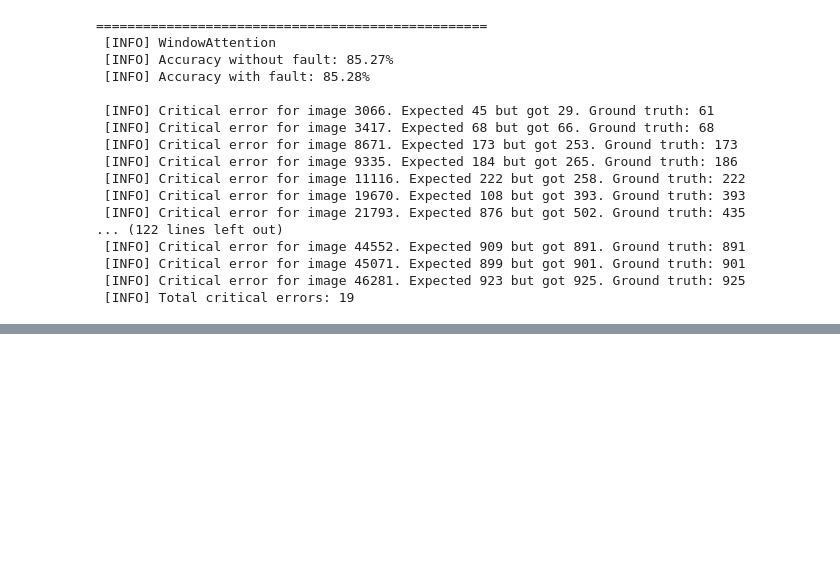
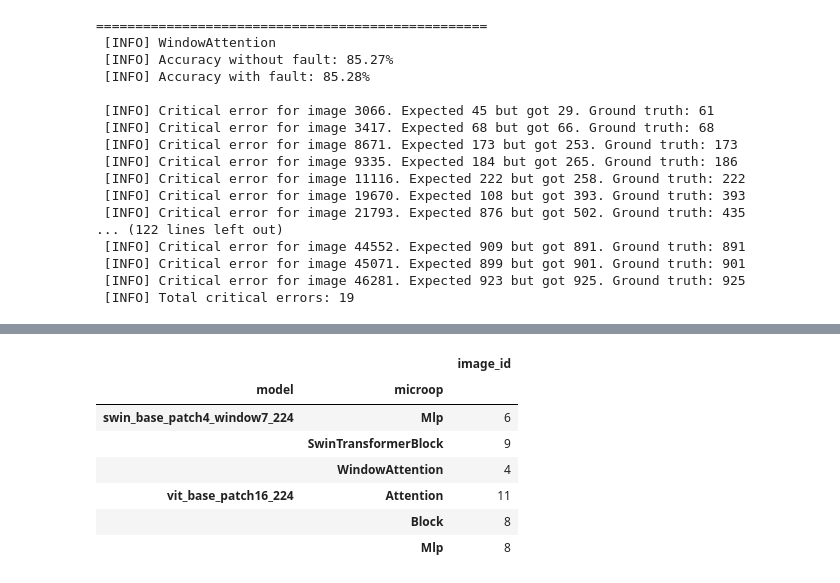
Before and after one commit to lucasrqt/ViT-FI, a Jupyter notebook: quick_analysis.ipynb, the cells around one changed output, grey strips where cells are left out. Saved outputs shown, nothing was run; the diff lists cells and outputs as text; code cells hidden in the pictures; blank space fills up the shorter version.

```diff
--- a/quick_analysis.ipynb
+++ b/quick_analysis.ipynb
@@ -145,0 +294,14 @@ for model, df in final_dfs:
+# %%
+test = crit_faults.groupby(["model", "microop"]).agg({
+    "image_id": "count",
+})
+test
+# %% [output]
+|  |  | image_id |
+| model | microop |  |
+| swin_base_patch4_window7_224 | Mlp | 6 |
+|  | SwinTransformerBlock | 9 |
+|  | WindowAttention | 4 |
+| vit_base_patch16_224 | Attention | 11 |
+|  | Block | 8 |
+|  | Mlp | 8 |
```
Also changed, not shown: parts of 7 cells of this notebook, 3 other files.
